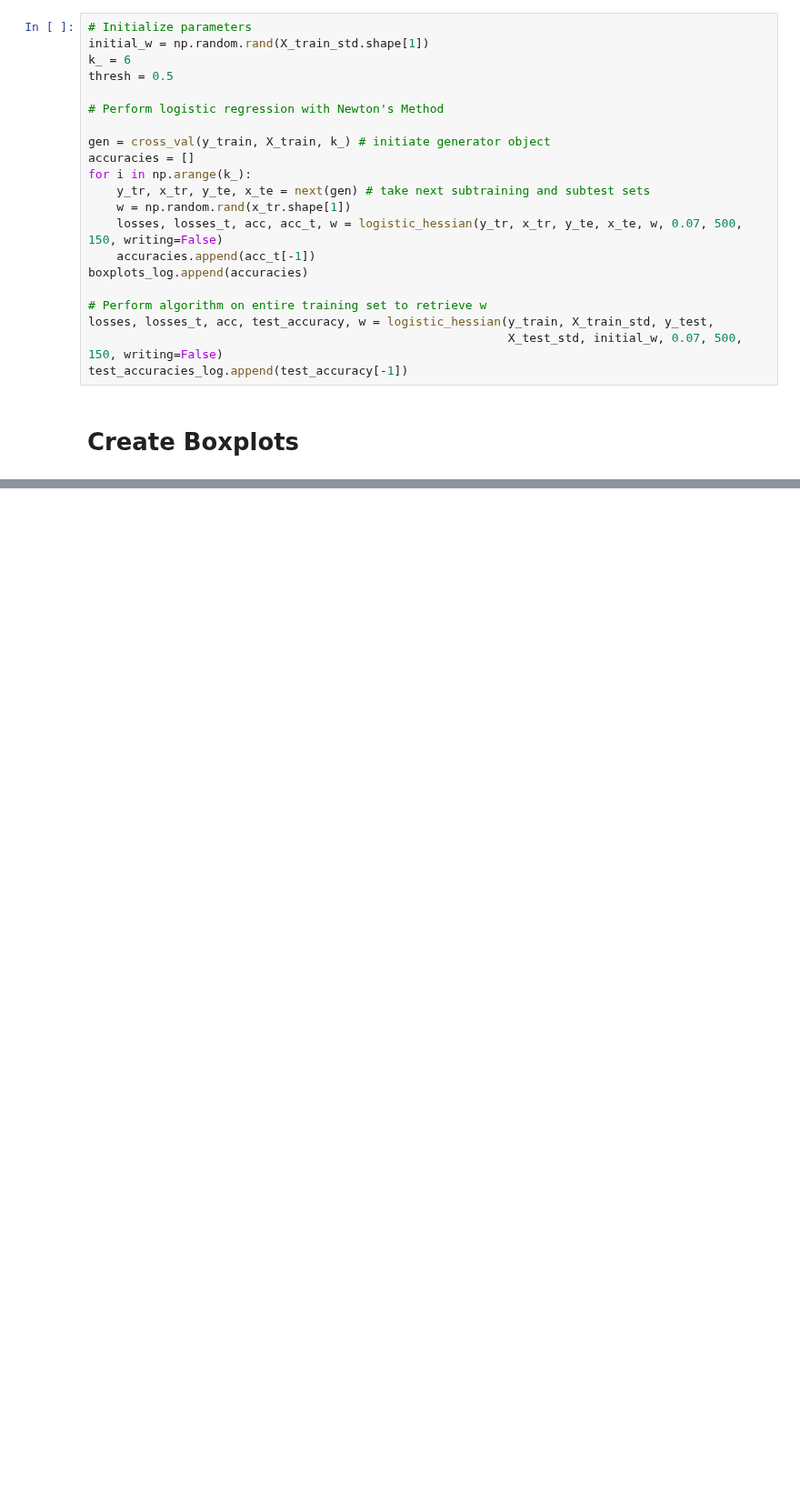
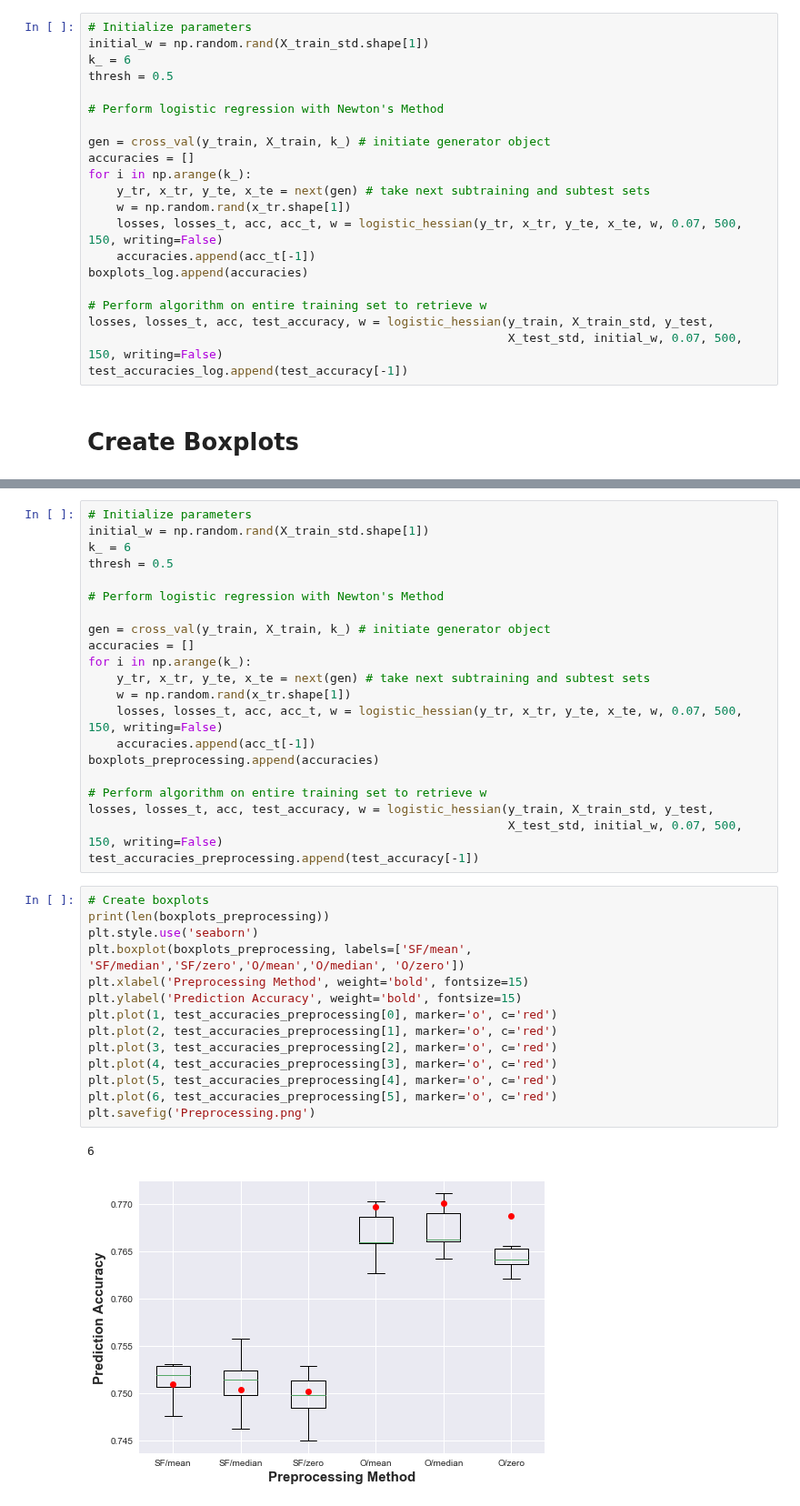
Before and after one commit to hhschede/machine_learning, a Jupyter notebook: project_1/cross_validation/CV_implementation.ipynb, the cells around one changed output, grey strips where cells are left out. Shown at 91% size. Saved outputs shown, nothing was run; the diff lists cells and outputs as text; blank space fills up the shorter version.

```diff
--- a/project_1/cross_validation/CV_implementation.ipynb
+++ b/project_1/cross_validation/CV_implementation.ipynb
@@ -493,0 +862,38 @@ print(test_accuracies_log)
+# %%
+# Initialize parameters
+initial_w = np.random.rand(X_train_std.shape[1])
+k_ = 6
+thresh = 0.5
+
+# Perform logistic regression with Newton's Method
+
+gen = cross_val(y_train, X_train, k_) # initiate generator object
+accuracies = []
+for i in np.arange(k_):
+    y_tr, x_tr, y_te, x_te = next(gen) # take next subtraining and subtest sets
+    w = np.random.rand(x_tr.shape[1])
+    losses, losses_t, acc, acc_t, w = logistic_hessian(y_tr, x_tr, y_te, x_te, w, 0.07, 500, 150, writing=False)
+    accuracies.append(acc_t[-1])
+boxplots_preprocessing.append(accuracies)
+
+# Perform algorithm on entire training set to retrieve w
+losses, losses_t, acc, test_accuracy, w = logistic_hessian(y_train, X_train_std, y_test,
+                                                           X_test_std, initial_w, 0.07, 500, 150, writing=False)
+test_accuracies_preprocessing.append(test_accuracy[-1])
+# %%
+# Create boxplots
+print(len(boxplots_preprocessing))
+plt.style.use('seaborn')
+plt.boxplot(boxplots_preprocessing, labels=['SF/mean', 'SF/median','SF/zero','O/mean','O/median', 'O/zero'])
+plt.xlabel('Preprocessing Method', weight='bold', fontsize=15)
+plt.ylabel('Prediction Accuracy', weight='bold', fontsize=15)
+plt.plot(1, test_accuracies_preprocessing[0], marker='o', c='red')
+plt.plot(2, test_accuracies_preprocessing[1], marker='o', c='red')
+plt.plot(3, test_accuracies_preprocessing[2], marker='o', c='red')
+plt.plot(4, test_accuracies_preprocessing[3], marker='o', c='red')
+plt.plot(5, test_accuracies_preprocessing[4], marker='o', c='red')
+plt.plot(6, test_accuracies_preprocessing[5], marker='o', c='red')
+plt.savefig('Preprocessing.png')
+# %% [output]
+6
+[figure, added]
```
Also changed, not shown: parts of 20 cells of this notebook, 3 other files.
